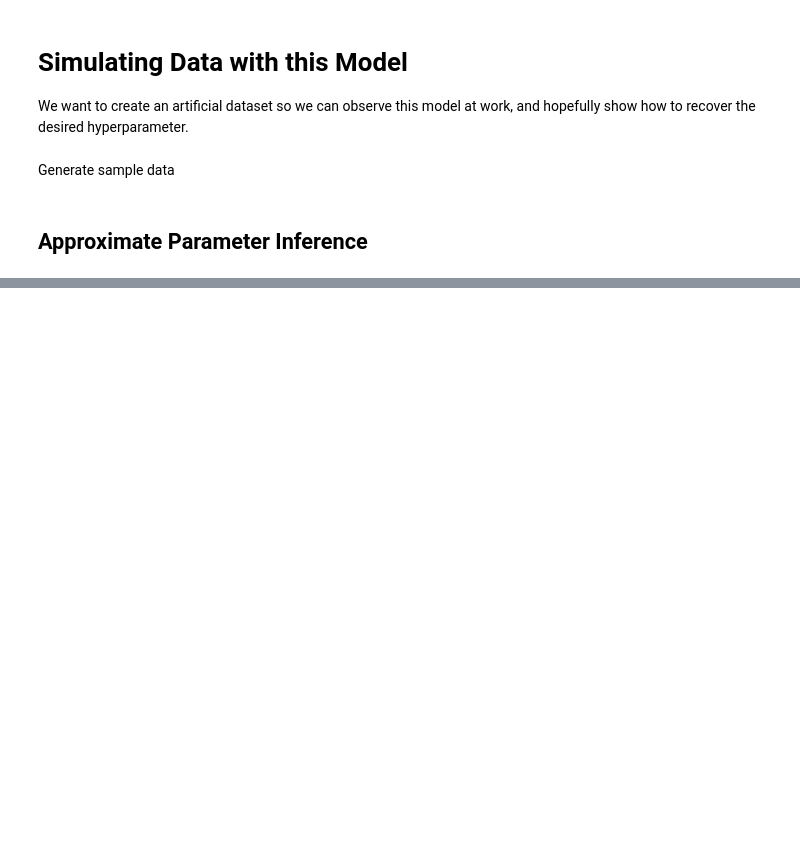
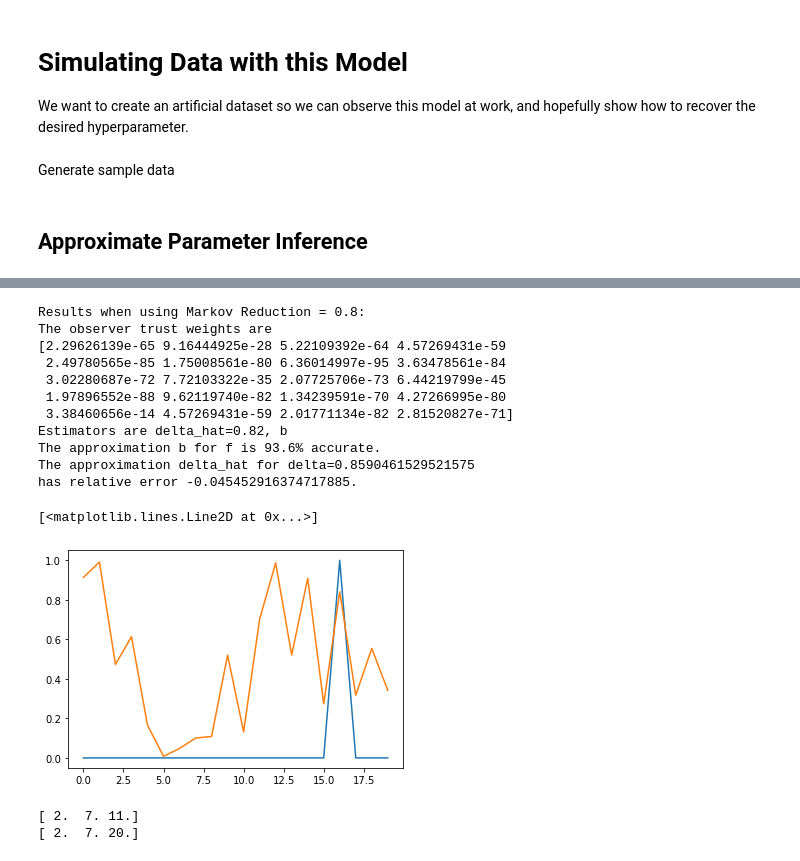
Before and after one commit to linesn/reporter_modeling, a Jupyter notebook: Notebooks/A_Bayesian_Model_For_News_Reporting_alternate.ipynb, the cells around one changed output, grey strips where cells are left out. Drawn from its saved outputs; the diff is of its cells as text; code cells hidden in the pictures; blank space fills up the shorter version.

```diff
--- a/Notebooks/A_Bayesian_Model_For_News_Reporting_alternate.ipynb
+++ b/Notebooks/A_Bayesian_Model_For_News_Reporting_alternate.ipynb
@@ -233,0 +410,26 @@ for n_t in tqdm(n_ts):
+# %%
+mrestimates = markov_reduce(data, reduction=0.8, agreement_thresh=0.5, printing=True)
+plot(mrestimates[0]/mrestimates[0].sum())
+plot(beta)
+# %% [output]
+Results when using Markov Reduction = 0.8:
+The observer trust weights are
+[2.29626139e-65 9.16444925e-28 5.22109392e-64 4.57269431e-59
+ 2.49780565e-85 1.75008561e-80 6.36014997e-95 3.63478561e-84
+ 3.02280687e-72 7.72103322e-35 2.07725706e-73 6.44219799e-45
+ 1.97896552e-88 9.62119740e-82 1.34239591e-70 4.27266995e-80
+ 3.38460656e-14 4.57269431e-59 2.01771134e-82 2.81520827e-71]
+Estimators are delta_hat=0.82, b
+The approximation b for f is 93.6% accurate.
+The approximation delta_hat for delta=0.8590461529521575
+has relative error -0.045452916374717885.
+[<matplotlib.lines.Line2D at 0x...>]
+[figure, added]
+# %%
+w = weights=ones(o.shape[1])
+print(np.bincount(o[0],weights=w))
+w[0]=10
+print(np.bincount(o[0],weights=w))
+# %% [output]
+[ 2.  7. 11.]
+[ 2.  7. 20.]
```
Also changed, not shown: parts of 15 cells of this notebook, 2 other files.
